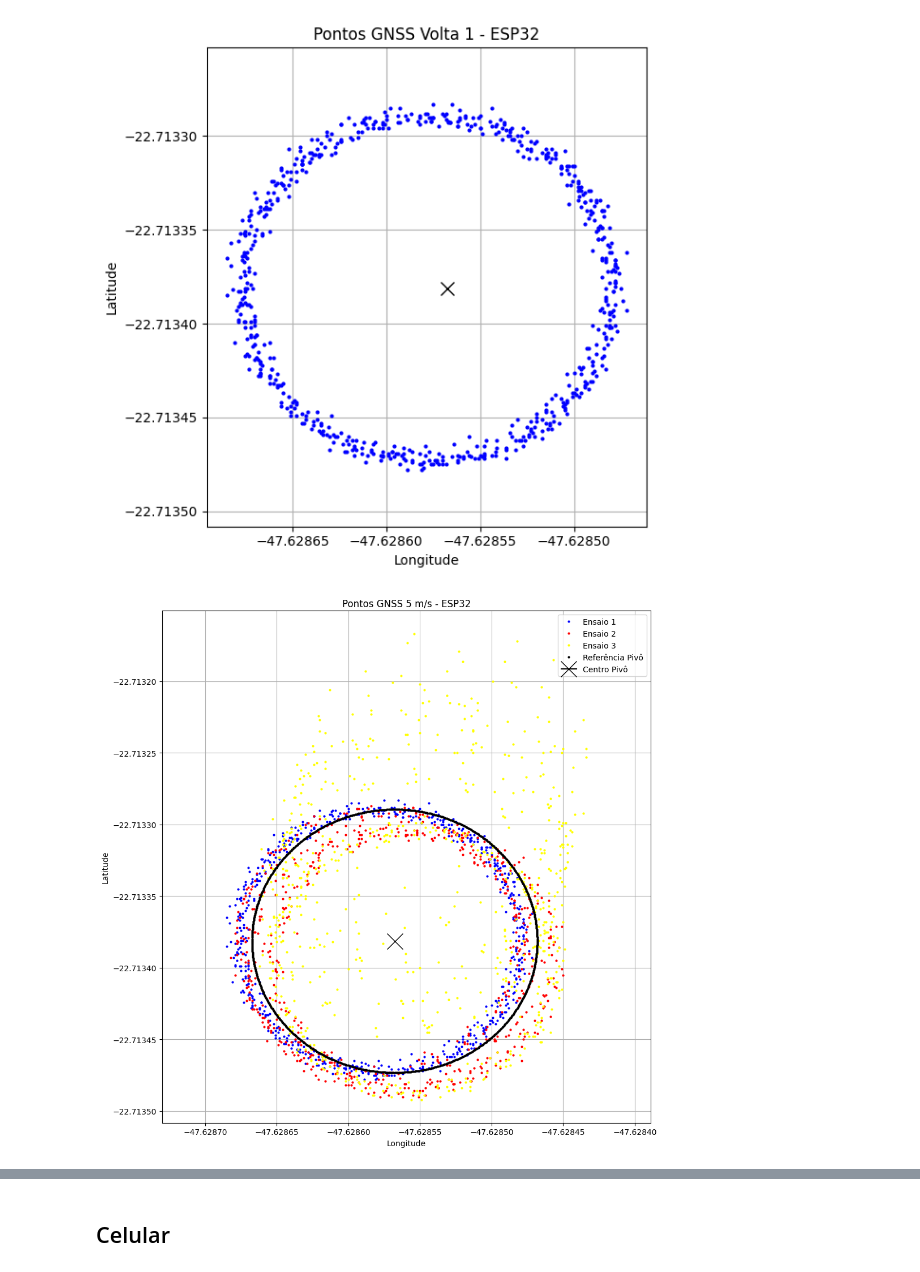
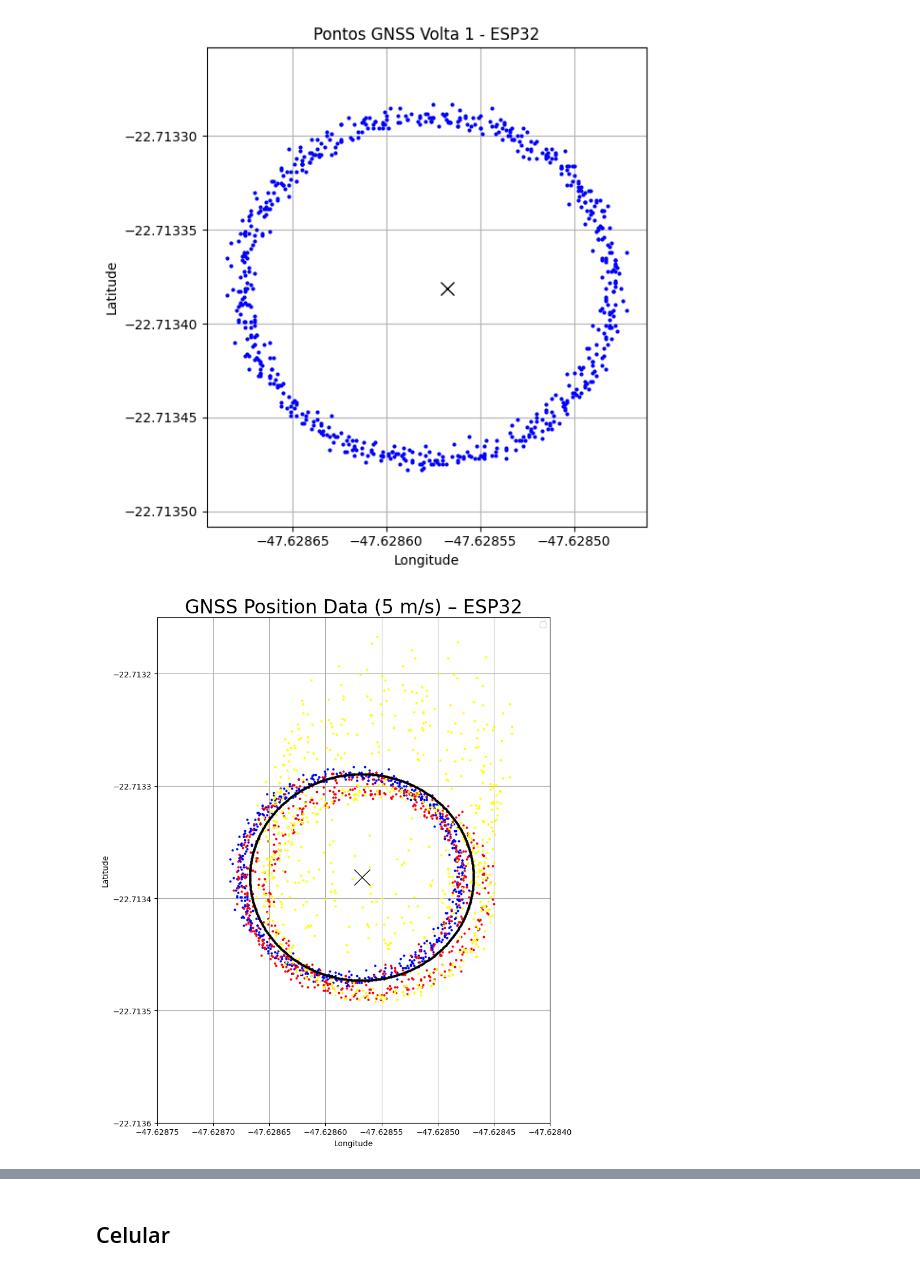
Before and after one commit to GabrielSan99/GNSS_C-A_CODE, a Jupyter notebook: analysis_simplified.ipynb, the cells around one changed output, grey strips where cells are left out. Drawn from its saved outputs; the diff is of its cells as text; code cells hidden in the pictures.

Commit message:
adjusts in the images for SIAGRO

```diff
--- a/analysis_simplified.ipynb
+++ b/analysis_simplified.ipynb
@@ -355,29 +355,44 @@ plt.tight_layout()
 plt.show()
 # %% [output]
 [figure]
+# %%
+# Limites fixos (exemplo — substitua pelos reais após analisar os dados)
+x_min, x_max = -47.62875, -47.62840
+y_min, y_max = -22.71360, -22.71315
 # %%
 fig, ax = plt.subplots(figsize=(10, 10))
 
-ax.plot( laps['lap_1']["esp32"]["dataframe"]["longitude"], laps['lap_1']["esp32"]["dataframe"]["latitude"], marker='o', linestyle="", markersize=2, color='blue', label="Ensaio 1")
-ax.plot( laps['lap_2']["esp32"]["dataframe"]["longitude"], laps['lap_2']["esp32"]["dataframe"]["latitude"], marker='o', linestyle="", markersize=2, color='red', label="Ensaio 2")
-ax.plot( laps['lap_3']["esp32"]["dataframe"]["longitude"], laps['lap_3']["esp32"]["dataframe"]["latitude"], marker='o', linestyle="", markersize=2, color='yellow', label="Ensaio 3")
+# Used to create images to article
+ax.plot(laps['lap_1']["esp32"]["dataframe"]["longitude"], laps['lap_1']["esp32"]["dataframe"]["latitude"], marker='o', linestyle="", markersize=2, color='blue')
+ax.plot(laps['lap_2']["esp32"]["dataframe"]["longitude"], laps['lap_2']["esp32"]["dataframe"]["latitude"], marker='o', linestyle="", markersize=2, color='red')
+ax.plot(laps['lap_3']["esp32"]["dataframe"]["longitude"], laps['lap_3']["esp32"]["dataframe"]["latitude"], marker='o', linestyle="", markersize=2, color='yellow')
+ax.plot(df_pivot["longitude"], df_pivot["latitude"], marker='o', linestyle="", markersize=2, color='black')
+ax.plot(pivot_long, pivot_lat, marker='x', color='black', markersize=20)
 
-ax.plot(df_pivot["longitude"], df_pivot["latitude"], marker='o', linestyle="", markersize=2, color='black', label="Referência Pivô")
-ax.plot(pivot_long, pivot_lat, marker='x', color='black', markersize=20, label="Centro Pivô")
+
+# Original images
+# ax.plot(laps['lap_1']["esp32"]["dataframe"]["longitude"], laps['lap_1']["esp32"]["dataframe"]["latitude"], marker='o', linestyle="", markersize=2, color='blue', label="Replication 1")
+# ax.plot(laps['lap_2']["esp32"]["dataframe"]["longitude"], laps['lap_2']["esp32"]["dataframe"]["latitude"], marker='o', linestyle="", markersize=2, color='red', label="Replication 2")
+# ax.plot(laps['lap_3']["esp32"]["dataframe"]["longitude"], laps['lap_3']["esp32"]["dataframe"]["latitude"], marker='o', linestyle="", markersize=2, color='yellow', label="Replication 3")
+# ax.plot(df_pivot["longitude"], df_pivot["latitude"], marker='o', linestyle="", markersize=2, color='black', label="Pivot Reference")
+# ax.plot(pivot_long, pivot_lat, marker='x', color='black', markersize=20, label="Pivot Center")
 
 ax.legend()
-
-ax.set_title("Pontos GNSS 5 m/s - ESP32")
+ax.set_title("GNSS Position Data (5 m/s) – ESP32", fontsize=24)
 ax.set_xlabel("Longitude")
 ax.set_ylabel("Latitude")
 ax.grid(True)
-ax.axis("equal")  # Mantém proporção correta
-ax.ticklabel_format(useOffset=False)  # <--- ESSA LINHA REMOVE O OFFSET
 
+# Manter a proporção correta e os limites fixos
+ax.set_xlim(x_min, x_max)
+ax.set_ylim(y_min, y_max)
+ax.set_aspect('equal', adjustable='box')  # Alternativa ao ax.axis("equal")
+
+ax.ticklabel_format(useOffset=False)
 plt.tight_layout()
 plt.show()
 # %% [output]
-[figure, old version]
+[figure, new version]
 # %%
 fig, ax = plt.subplots(figsize=(10, 10))
 
```
Also changed, not shown: parts of 8 cells of this notebook, 4 other files.
